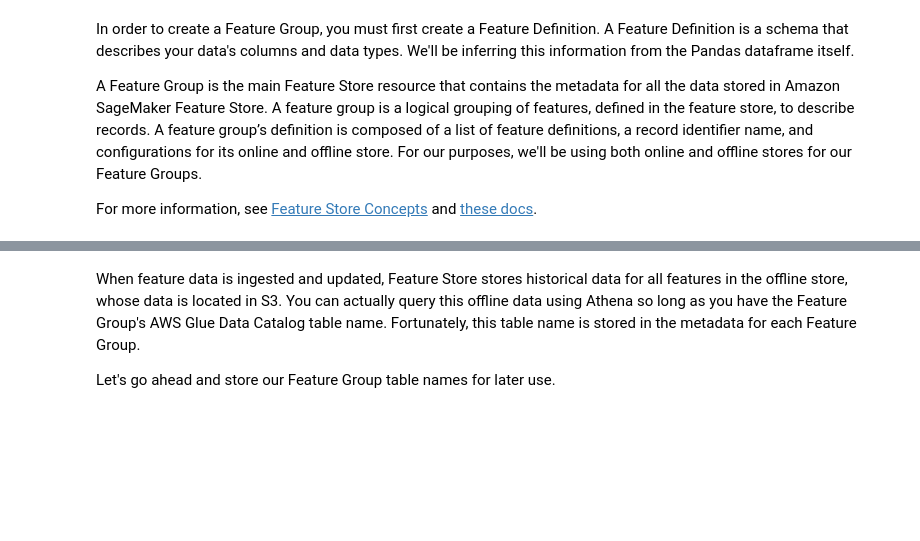
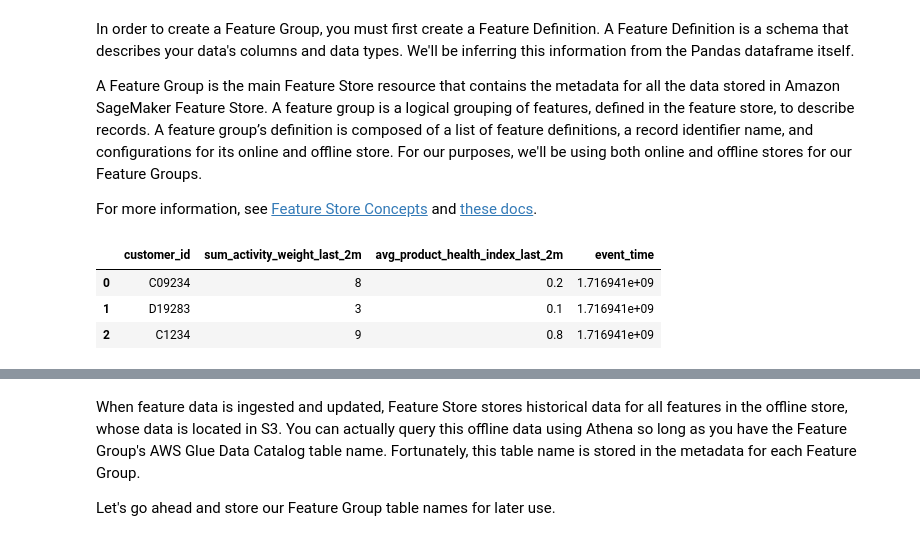
Before and after one commit to aws-samples/sagemaker-feature-store-real-time-recommendations, a Jupyter notebook: 1_feature_store.ipynb, the cells around one changed output, grey strips where cells are left out. Cells and saved outputs as stored; diff of their text form; code cells hidden in the pictures; blank space fills up the shorter version.

```diff
--- a/1_feature_store.ipynb
+++ b/1_feature_store.ipynb
@@ -124,0 +172,17 @@ click_stream_feature_group = create_feature_group(df_click_stream, click_stream_
+# %%
+# Event Time
+event_time_feature_name = "event_time"
+current_time_sec = int(round(time.time()))
+
+df_customers[event_time_feature_name] = pd.Series([current_time_sec]*len(df_customers), dtype="float64")
+df_orders[event_time_feature_name] = pd.Series([current_time_sec]*len(df_orders), dtype="float64")
+df_products[event_time_feature_name] = pd.Series([current_time_sec]*len(df_products), dtype="float64")
+df_click_stream_historical[event_time_feature_name] = pd.Series([current_time_sec]*len(df_click_stream_historical), dtype="float64")
+df_click_stream[event_time_feature_name] = pd.Series([current_time_sec]*len(df_click_stream), dtype="float64")
+
+df_click_stream.head()
+# %% [output]
+|  | customer_id | sum_activity_weight_last_2m | avg_product_health_index_last_2m | event_time |
+| 0 | C09234 | 8 | 0.2 | 1.716941e+09 |
+| 1 | D19283 | 3 | 0.1 | 1.716941e+09 |
+| 2 | C1234 | 9 | 0.8 | 1.716941e+09 |
```
Also changed, not shown: parts of 18 cells of this notebook, 4 other files.
